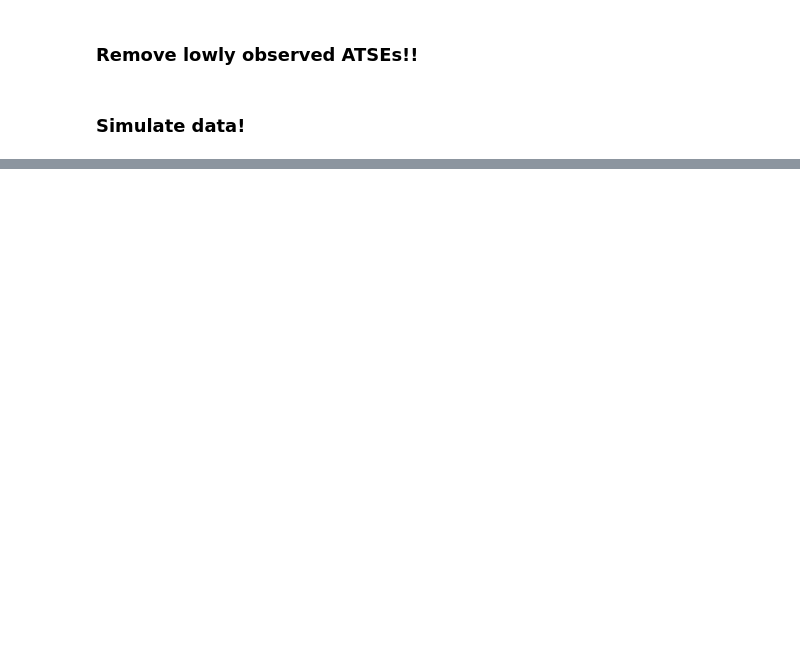
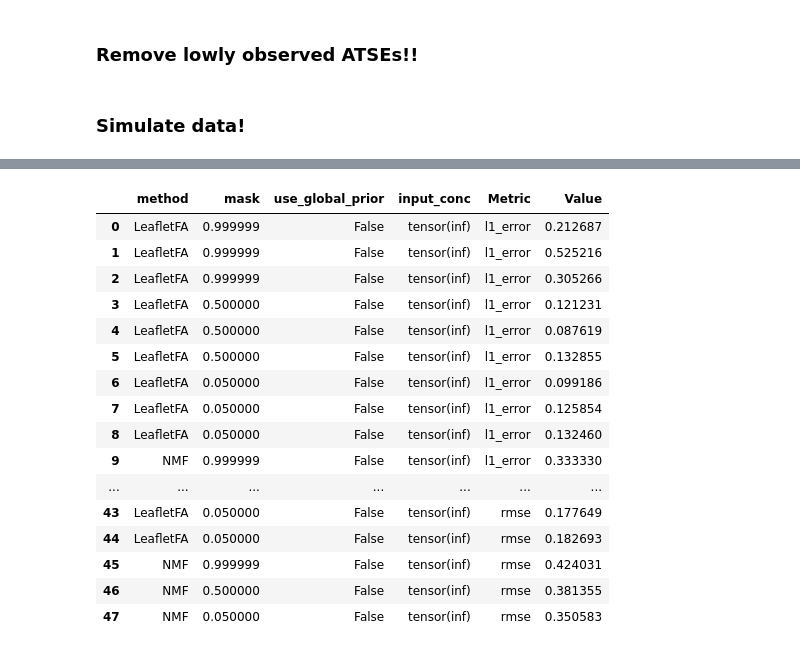
Before and after one commit to daklab/LeafletFA, a Jupyter notebook: notebooks/simulation_analysis/simulate_data_test.ipynb, the cells around one changed output, grey strips where cells are left out. Drawn from its saved outputs; the diff is of its cells as text; code cells hidden in the pictures; blank space fills up the shorter version.

```diff
--- a/notebooks/simulation_analysis/simulate_data_test.ipynb
+++ b/notebooks/simulation_analysis/simulate_data_test.ipynb
@@ -223 +199,19 @@ Total masked entries: 1002036.0
+# %%
+# Define possible masking percentages, input_conc values, and use_global_prior flags
+
+masks = [0.999999, 0.5, 0.05]
+
+# input_conc_options = [torch.tensor(np.inf, **float_type), None]
+# use_global_prior_options = [True, False]
+
+input_conc_options = [torch.tensor(np.inf, **float_type)]
+use_global_prior_options = [False]
+
+num_epochs=40
+num_inits=3
+lr=0.1
+
+# Initialize dictionaries to store the results for the factor model and NMF baseline
+factor_metrics = {'mask': [], 'l1_error': [], 'spearman_cor': [], 'l2_error': [], 'rmse': [], 'log_likelihood': []}
+nmf_metrics = {'mask': [], 'l1_error': [], 'spearman_cor': [], 'l2_error': [], 'rmse': []}
 # %%
@@ -338,0 +398,20 @@ KeyboardInterrupt:
+# %%
+combined_melted_df
+# %% [output]
+|  | method | mask | use_global_prior | input_conc | Metric | Value |
+| 0 | LeafletFA | 0.999999 | False | tensor(inf) | l1_error | 0.212687 |
+| 1 | LeafletFA | 0.999999 | False | tensor(inf) | l1_error | 0.525216 |
+| 2 | LeafletFA | 0.999999 | False | tensor(inf) | l1_error | 0.305266 |
+| 3 | LeafletFA | 0.500000 | False | tensor(inf) | l1_error | 0.121231 |
+| 4 | LeafletFA | 0.500000 | False | tensor(inf) | l1_error | 0.087619 |
+| 5 | LeafletFA | 0.500000 | False | tensor(inf) | l1_error | 0.132855 |
+| 6 | LeafletFA | 0.050000 | False | tensor(inf) | l1_error | 0.099186 |
+| 7 | LeafletFA | 0.050000 | False | tensor(inf) | l1_error | 0.125854 |
+| 8 | LeafletFA | 0.050000 | False | tensor(inf) | l1_error | 0.132460 |
+| 9 | NMF | 0.999999 | False | tensor(inf) | l1_error | 0.333330 |
+| ... | ... | ... | ... | ... | ... | ... |
+| 43 | LeafletFA | 0.050000 | False | tensor(inf) | rmse | 0.177649 |
+| 44 | LeafletFA | 0.050000 | False | tensor(inf) | rmse | 0.182693 |
+| 45 | NMF | 0.999999 | False | tensor(inf) | rmse | 0.424031 |
+| 46 | NMF | 0.500000 | False | tensor(inf) | rmse | 0.381355 |
+| 47 | NMF | 0.050000 | False | tensor(inf) | rmse | 0.350583 |
```
Also changed, not shown: parts of 21 cells of this notebook, 11 other files.
